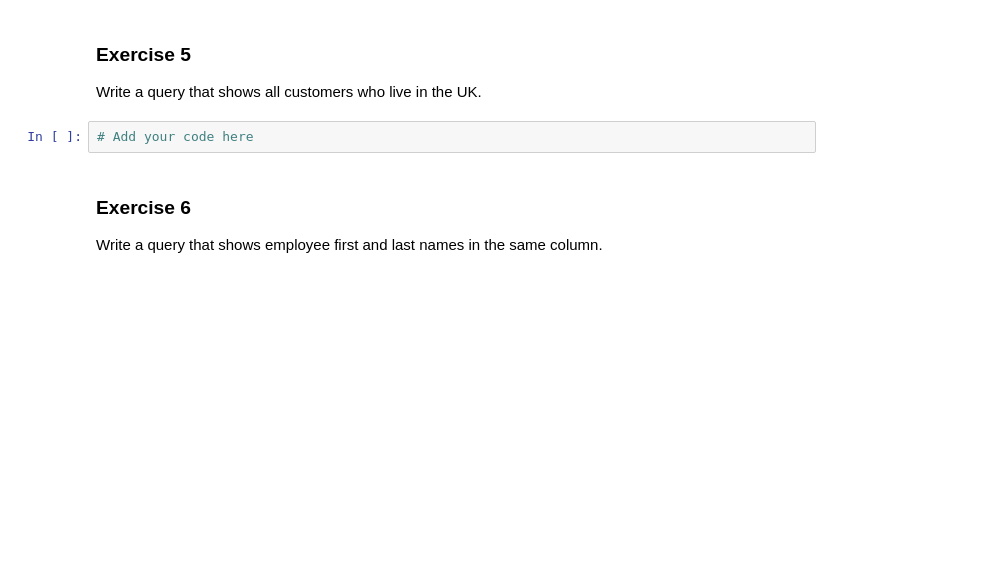
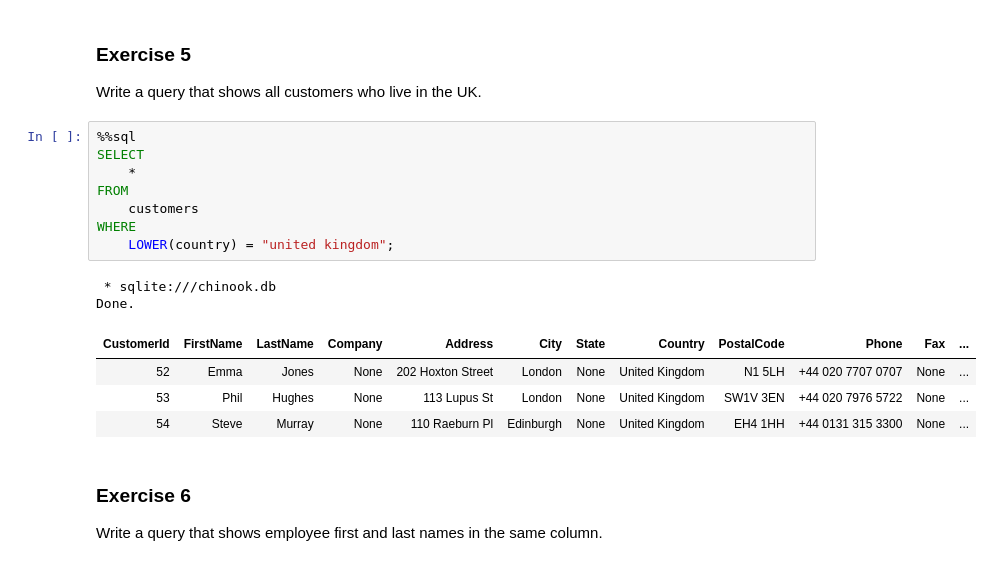
Before and after one commit to RealElvince/chinook-db-project-in-notebook, a Jupyter notebook: SQL string functions.ipynb, the cells around one changed output. Drawn from its saved outputs; the diff is of its cells as text; blank space fills up the shorter version.

Commit message:
customers who stay in UK

```diff
--- a/SQL string functions.ipynb
+++ b/SQL string functions.ipynb
@@ -158,7 +158,20 @@ Done.
 
 Write a query that shows all customers who live in the UK.
 # %%
-# Add your code here
+%%sql
+SELECT
+    *
+FROM
+    customers
+WHERE
+    LOWER(country) = "united kingdom";
+# %% [output]
+ * sqlite:///chinook.db
+Done.
+| CustomerId | FirstName | LastName | Company | Address | City | State | Country | PostalCode | Phone | Fax | ... |
+| 52 | Emma | Jones | None | 202 Hoxton Street | London | None | United Kingdom | N1 5LH | +44 020 7707 0707 | None | ... |
+| 53 | Phil | Hughes | None | 113 Lupus St | London | None | United Kingdom | SW1V 3EN | +44 020 7976 5722 | None | ... |
+| 54 | Steve | Murray | None | 110 Raeburn Pl | Edinburgh | None | United Kingdom | EH4 1HH | +44 0131 315 3300 | None | ... |
 # %% [markdown]
 ### Exercise 6
 Write a query that shows employee first and last names in the same column.
```
